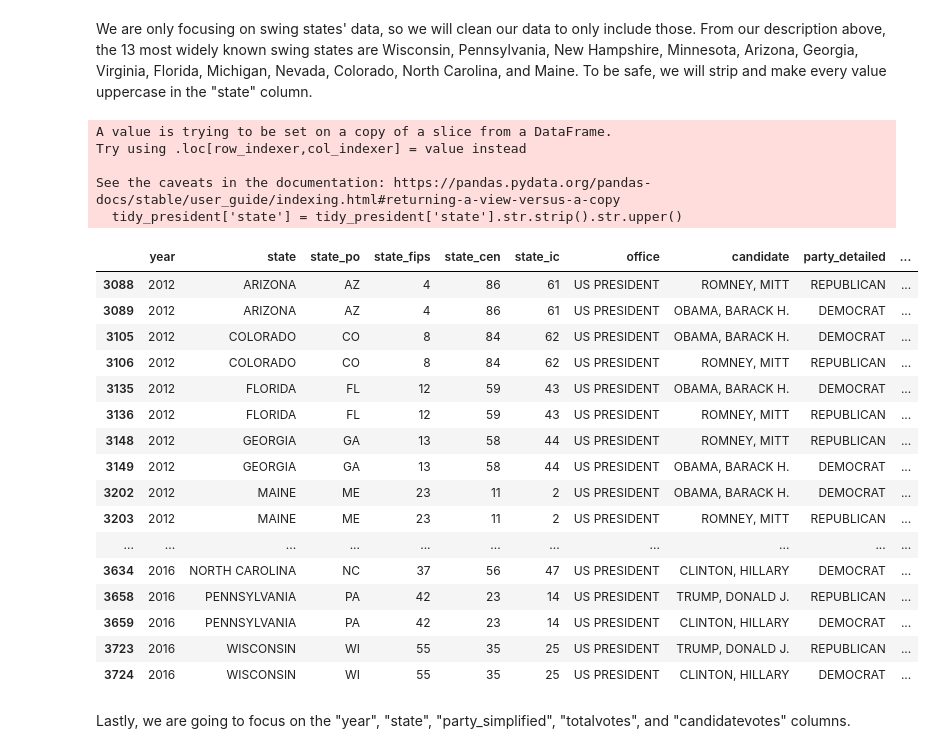
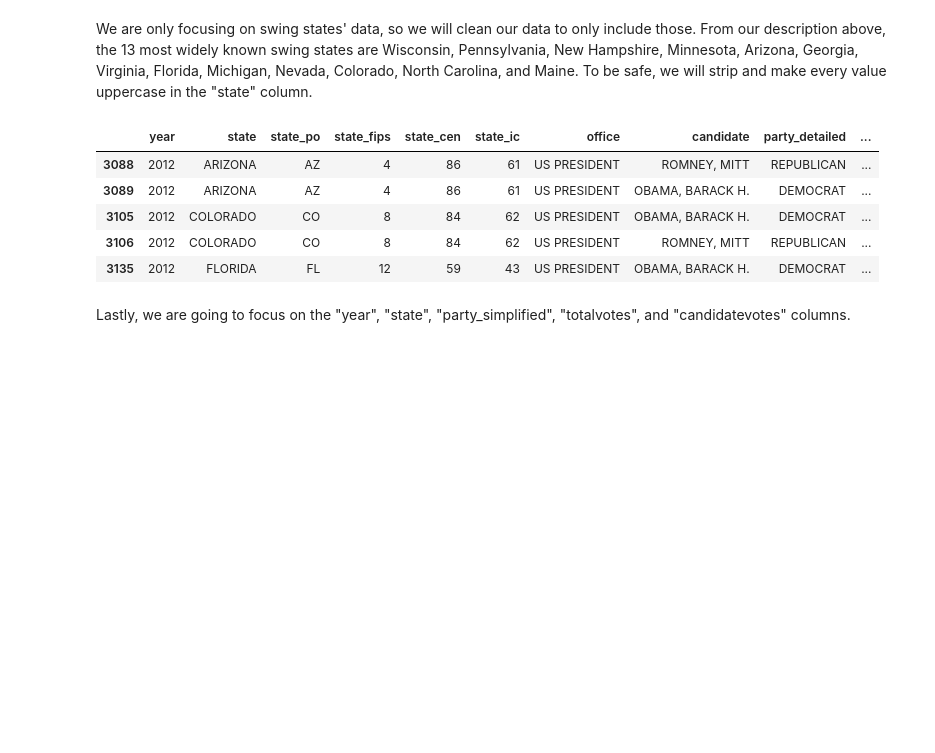
Before and after one commit to katiemoc/musical-politics, a Jupyter notebook: EDACheckpoint_Group093-FA24.ipynb, the cells around one changed output. Drawn from its saved outputs; the diff is of its cells as text; code cells hidden in the pictures; blank space fills up the shorter version.

Commit message:
finished cleaning/merging data

```diff
--- a/EDACheckpoint_Group093-FA24.ipynb
+++ b/EDACheckpoint_Group093-FA24.ipynb
@@ -386,33 +370,17 @@ To be safe, we will strip and make every value uppercase in the "state" column.
 # %%
 # Filter by state
 tidy_president['state'] = tidy_president['state'].str.strip().str.upper()
 tidy_president = tidy_president[tidy_president['state'].isin(['WISCONSIN','PENNSYLVANIA','NEW HAMPSHIRE','MINNESOTA',\
                                                               'ARIZONA','GEORGIA','VIRGINA', 'FLORIDA','MICHIGAN','NEVADA',\
                                                               'COLORADO','NORTH CAROLINA', 'MAINE'])]
-tidy_president
+tidy_president.head()
 # %% [output]
-A value is trying to be set on a copy of a slice from a DataFrame.
-Try using .loc[row_indexer,col_indexer] = value instead
-
-See the caveats in the documentation: https://pandas.pydata.org/pandas-docs/stable/user_guide/indexing.html#returning-a-view-versus-a-copy
-  tidy_president['state'] = tidy_president['state'].str.strip().str.upper()
 |  | year | state | state_po | state_fips | state_cen | state_ic | office | candidate | party_detailed | ... |
 | 3088 | 2012 | ARIZONA | AZ | 4 | 86 | 61 | US PRESIDENT | ROMNEY, MITT | REPUBLICAN | ... |
 | 3089 | 2012 | ARIZONA | AZ | 4 | 86 | 61 | US PRESIDENT | OBAMA, BARACK H. | DEMOCRAT | ... |
 | 3105 | 2012 | COLORADO | CO | 8 | 84 | 62 | US PRESIDENT | OBAMA, BARACK H. | DEMOCRAT | ... |
 | 3106 | 2012 | COLORADO | CO | 8 | 84 | 62 | US PRESIDENT | ROMNEY, MITT | REPUBLICAN | ... |
 | 3135 | 2012 | FLORIDA | FL | 12 | 59 | 43 | US PRESIDENT | OBAMA, BARACK H. | DEMOCRAT | ... |
-| 3136 | 2012 | FLORIDA | FL | 12 | 59 | 43 | US PRESIDENT | ROMNEY, MITT | REPUBLICAN | ... |
-| 3148 | 2012 | GEORGIA | GA | 13 | 58 | 44 | US PRESIDENT | ROMNEY, MITT | REPUBLICAN | ... |
-| 3149 | 2012 | GEORGIA | GA | 13 | 58 | 44 | US PRESIDENT | OBAMA, BARACK H. | DEMOCRAT | ... |
-| 3202 | 2012 | MAINE | ME | 23 | 11 | 2 | US PRESIDENT | OBAMA, BARACK H. | DEMOCRAT | ... |
-| 3203 | 2012 | MAINE | ME | 23 | 11 | 2 | US PRESIDENT | ROMNEY, MITT | REPUBLICAN | ... |
-| ... | ... | ... | ... | ... | ... | ... | ... | ... | ... | ... |
-| 3634 | 2016 | NORTH CAROLINA | NC | 37 | 56 | 47 | US PRESIDENT | CLINTON, HILLARY | DEMOCRAT | ... |
-| 3658 | 2016 | PENNSYLVANIA | PA | 42 | 23 | 14 | US PRESIDENT | TRUMP, DONALD J. | REPUBLICAN | ... |
-| 3659 | 2016 | PENNSYLVANIA | PA | 42 | 23 | 14 | US PRESIDENT | CLINTON, HILLARY | DEMOCRAT | ... |
-| 3723 | 2016 | WISCONSIN | WI | 55 | 35 | 25 | US PRESIDENT | TRUMP, DONALD J. | REPUBLICAN | ... |
-| 3724 | 2016 | WISCONSIN | WI | 55 | 35 | 25 | US PRESIDENT | CLINTON, HILLARY | DEMOCRAT | ... |
 # %% [markdown]
 Lastly, we are going to focus on the "year", "state", "party_simplified", "totalvotes", and "candidatevotes" columns.
 # %%
```
Also changed, not shown: parts of 16 cells of this notebook.
